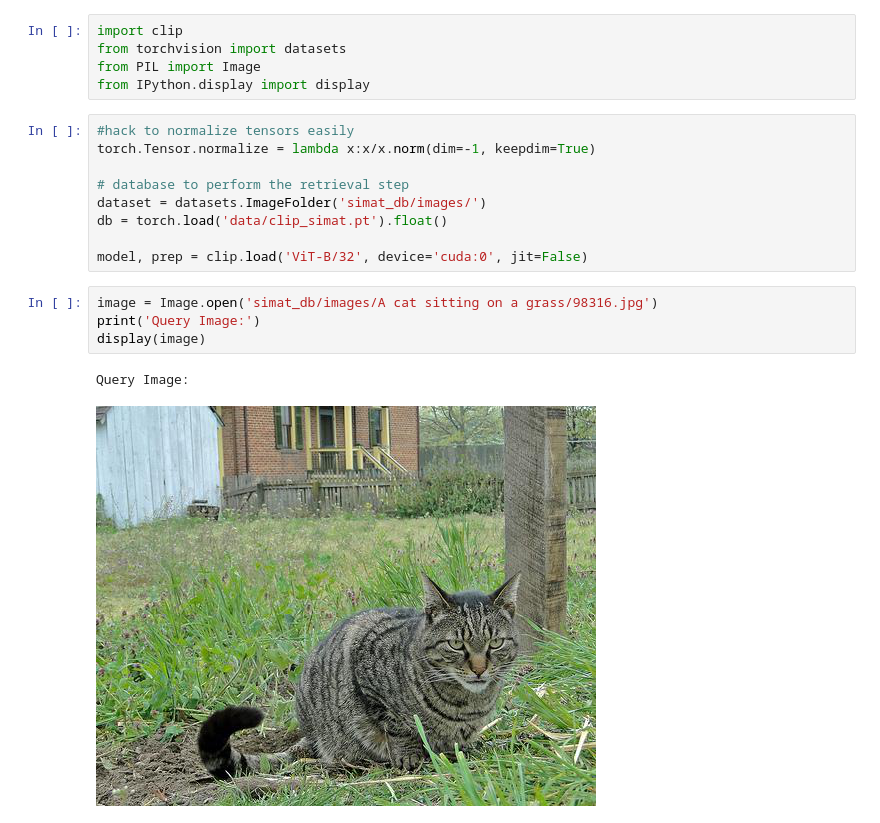
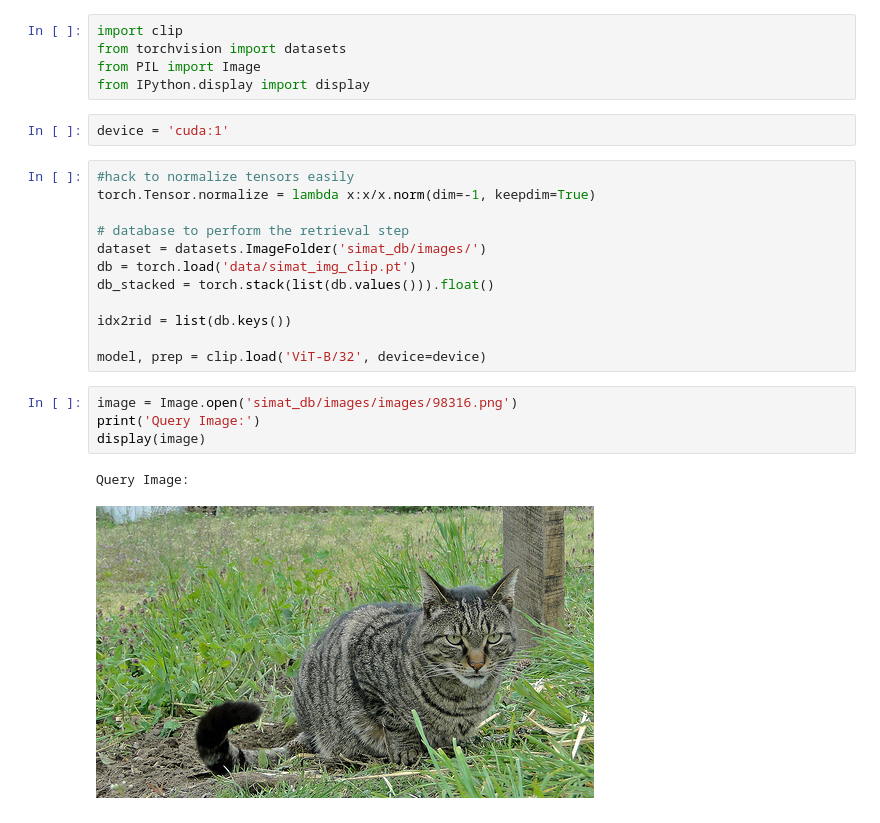
Before and after one commit to facebookresearch/SIMAT, a Jupyter notebook: demo.ipynb, the cells around one changed output. Drawn from its saved outputs; the diff is of its cells as text.

```diff
--- a/demo.ipynb
+++ b/demo.ipynb
@@ -3,20 +3,25 @@ import clip
 from torchvision import datasets
 from PIL import Image
 from IPython.display import display
+# %%
+device = 'cuda:1'
 # %%
 #hack to normalize tensors easily
 torch.Tensor.normalize = lambda x:x/x.norm(dim=-1, keepdim=True)
 
 # database to perform the retrieval step
 dataset = datasets.ImageFolder('simat_db/images/')
-db = torch.load('data/clip_simat.pt').float()
+db = torch.load('data/simat_img_clip.pt')
+db_stacked = torch.stack(list(db.values())).float()
 
-model, prep = clip.load('ViT-B/32', device='cuda:0', jit=False)
+idx2rid = list(db.keys())
+
+model, prep = clip.load('ViT-B/32', device=device)
 # %%
-image = Image.open('simat_db/images/A cat sitting on a grass/98316.jpg')
+image = Image.open('simat_db/images/images/98316.png')
 print('Query Image:')
 display(image)
 # %% [output]
 Query Image:
-[figure, old version]
+[figure, new version]
 # %%
```
Also changed, not shown: parts of 2 cells of this notebook, 2 other files.
